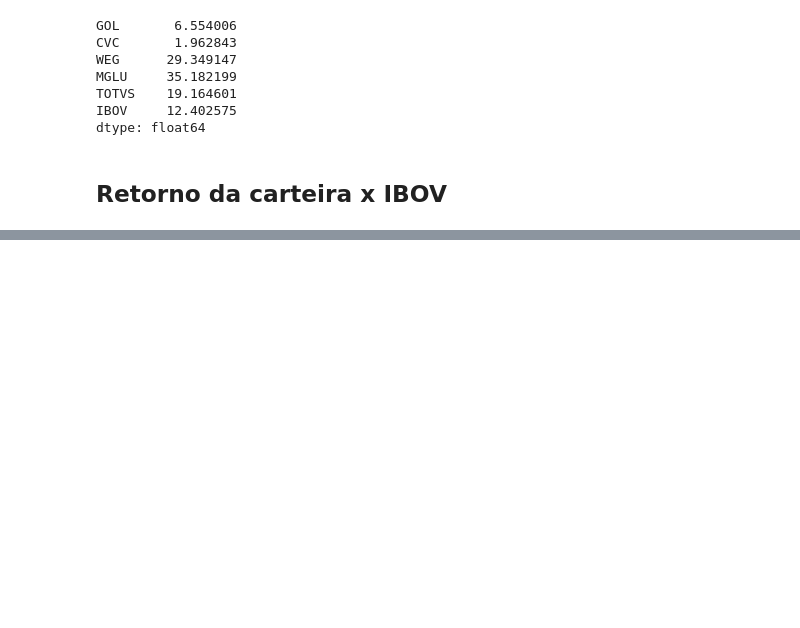
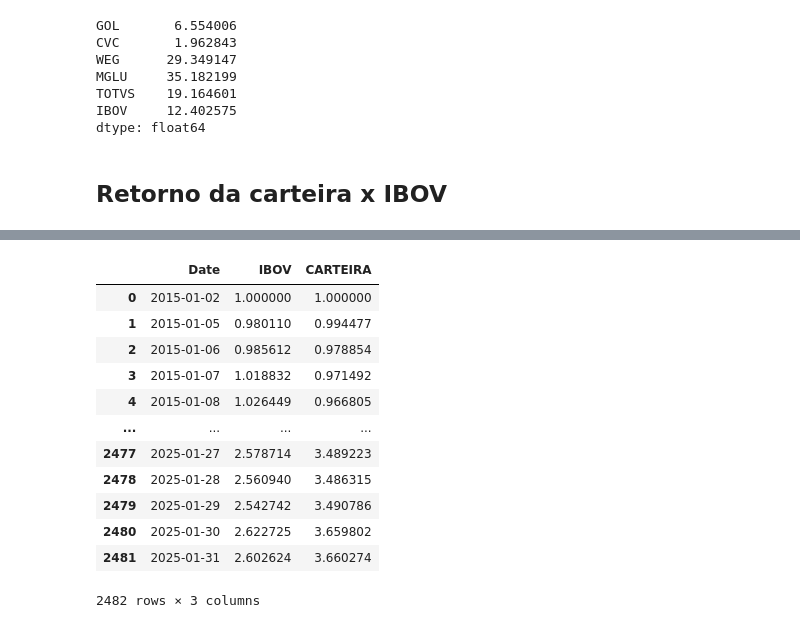
Before and after one commit to fabiolrodriguez/python_playground, a Jupyter notebook: taxa_retorno.ipynb, the cells around one changed output, grey strips where cells are left out. Cells and saved outputs as stored; diff of their text form; code cells hidden in the pictures; blank space fills up the shorter version.

```diff
--- a/taxa_retorno.ipynb
+++ b/taxa_retorno.ipynb
@@ -333,0 +396,17 @@ dtype: float64
+# %%
+dataset_normalizado.drop(['GOL', 'WEG', 'CVC', 'TOTVS', 'MGLU'], axis = 1, inplace= True)
+dataset_normalizado
+# %% [output]
+|  | Date | IBOV | CARTEIRA |
+| 0 | 2015-01-02 | 1.000000 | 1.000000 |
+| 1 | 2015-01-05 | 0.980110 | 0.994477 |
+| 2 | 2015-01-06 | 0.985612 | 0.978854 |
+| 3 | 2015-01-07 | 1.018832 | 0.971492 |
+| 4 | 2015-01-08 | 1.026449 | 0.966805 |
+| ... | ... | ... | ... |
+| 2477 | 2025-01-27 | 2.578714 | 3.489223 |
+| 2478 | 2025-01-28 | 2.560940 | 3.486315 |
+| 2479 | 2025-01-29 | 2.542742 | 3.490786 |
+| 2480 | 2025-01-30 | 2.622725 | 3.659802 |
+| 2481 | 2025-01-31 | 2.602624 | 3.660274 |
+2482 rows × 3 columns
```
Also changed, not shown: parts of 11 cells of this notebook.
